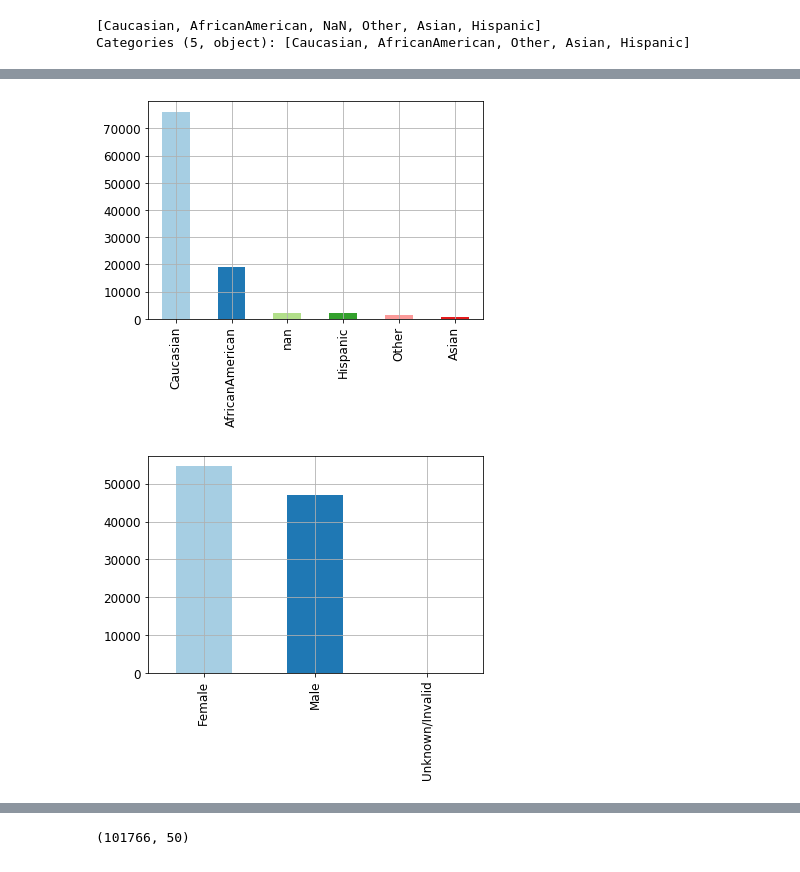
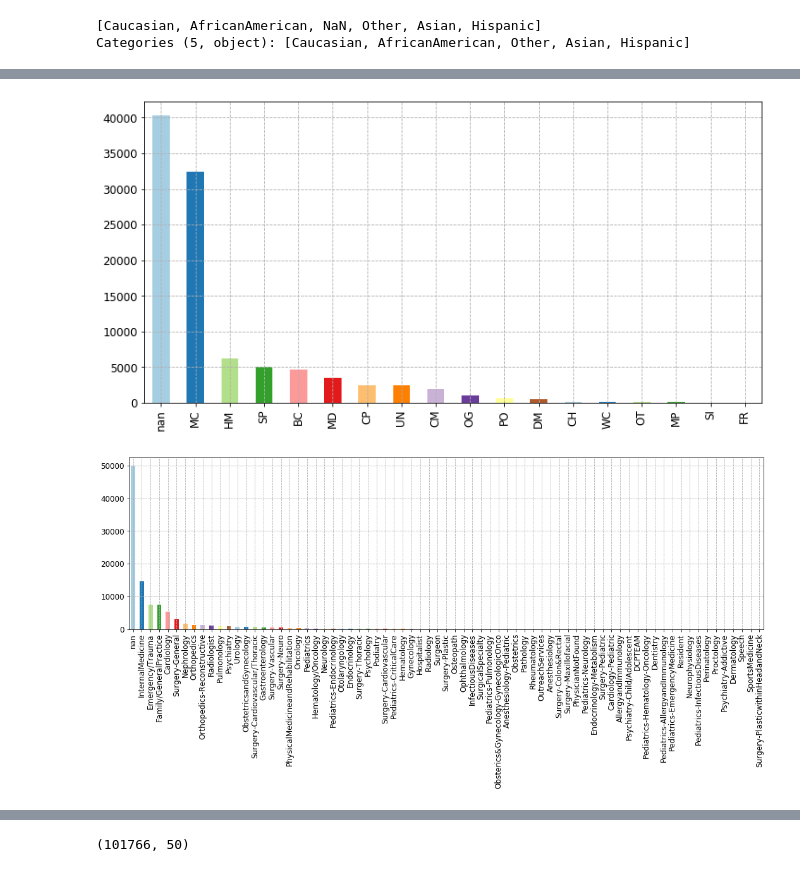
Before and after one commit to capac/kaggle-notebooks, a Jupyter notebook: diabetes-in-130-US-hospitals/diabetes.ipynb, the cells around one changed output, grey strips where cells are left out. Cells and saved outputs as stored; diff of their text form; code cells hidden in the pictures.

```diff
--- a/diabetes-in-130-US-hospitals/diabetes.ipynb
+++ b/diabetes-in-130-US-hospitals/diabetes.ipynb
@@ -16,3 +32,7 @@ df = pd.read_csv('data/diabetic_data.csv', na_values='?', low_memory=False, dtyp
+# %%
+df = pd.read_csv('data/diabetic_data.csv', na_values='?', low_memory=False)
+cats = list(set(df.columns) - set(df.describe().columns))
+df[cats] = df[cats].astype('category')
 # %%
 df.head()
 # %% [output]
@@ -107,12 +129,12 @@ Categories (5, object): [Caucasian, AfricanAmerican, Other, Asian, Hispanic]
 # %%
-race_sorted_df = df['race'].value_counts(dropna=False)
-race_sorted_df.plot(kind='bar', color=plt.cm.Paired.colors)
-plt.grid(True);
+race_sorted_df = df['payer_code'].value_counts(dropna=False)
+race_sorted_df.plot(kind='bar', color=plt.cm.Paired.colors, figsize=(12, 6))
+plt.grid(True, linestyle='--');
 # %% [output]
-[figure, old version]
+[figure, new version]
 # %%
-race_sorted_df = df['gender'].value_counts(dropna=False)
-race_sorted_df.plot(kind='bar', color=plt.cm.Paired.colors)
-plt.grid(True);
+race_sorted_df = df['medical_specialty'].value_counts(dropna=False)
+race_sorted_df.plot(kind='bar', color=plt.cm.Paired.colors, figsize=(18, 5))
+plt.grid(True, linestyle='--');
 # %% [output]
-[figure, old version]
+[figure, new version]
```
Also changed, not shown: parts of 13 cells of this notebook.
